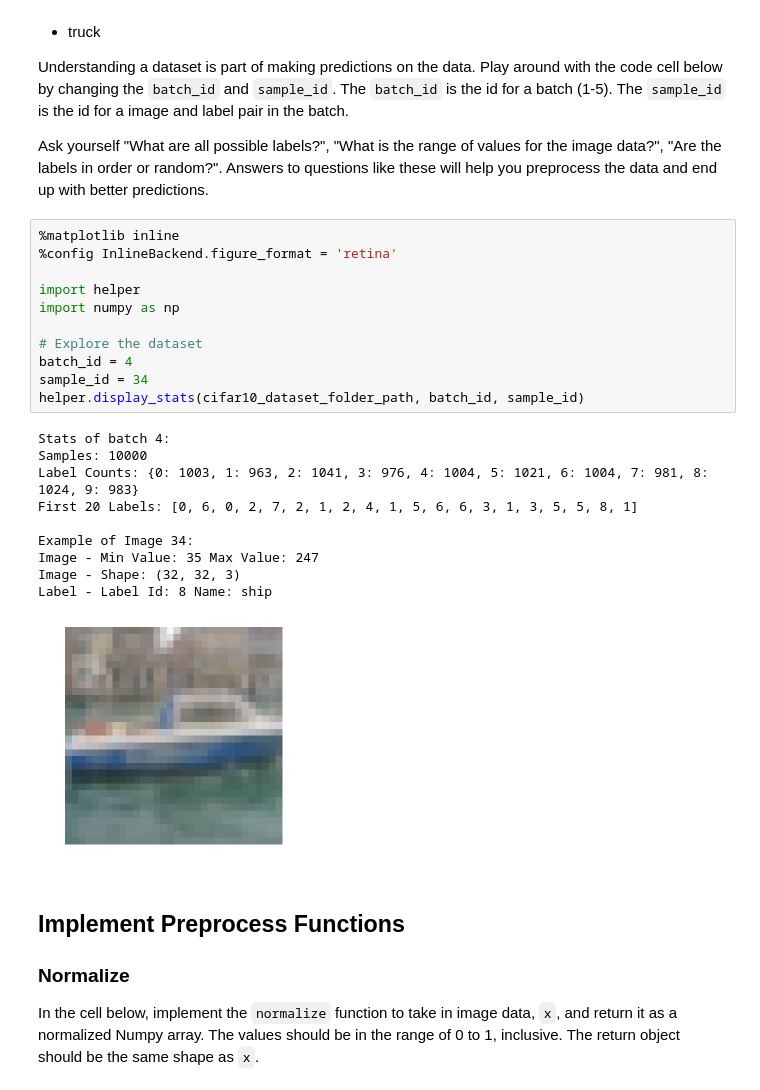
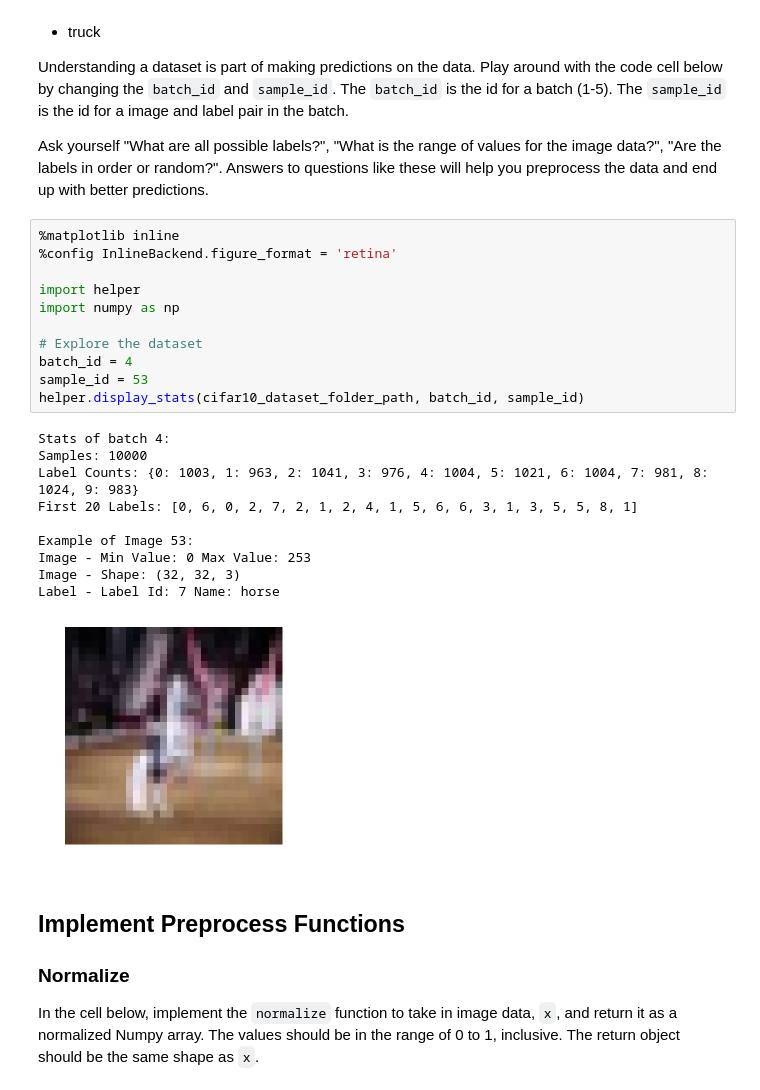
Before and after one commit to odicenta/ud_image_classf, a Jupyter notebook: dlnd_image_classification.ipynb, the cells around one changed output. Cells and saved outputs as stored; diff of their text form.

```diff
--- a/dlnd_image_classification.ipynb
+++ b/dlnd_image_classification.ipynb
@@ -66,25 +66,25 @@ Ask yourself "What are all possible labels?", "What is the range of values for t
 # %%
 %matplotlib inline
 %config InlineBackend.figure_format = 'retina'
 
 import helper
 import numpy as np
 
 # Explore the dataset
 batch_id = 4
-sample_id = 34
+sample_id = 53
 helper.display_stats(cifar10_dataset_folder_path, batch_id, sample_id)
 # %% [output]
 Stats of batch 4:
 Samples: 10000
 Label Counts: {0: 1003, 1: 963, 2: 1041, 3: 976, 4: 1004, 5: 1021, 6: 1004, 7: 981, 8: 1024, 9: 983}
 First 20 Labels: [0, 6, 0, 2, 7, 2, 1, 2, 4, 1, 5, 6, 6, 3, 1, 3, 5, 5, 8, 1]
 
-Example of Image 34:
-Image - Min Value: 35 Max Value: 247
+Example of Image 53:
+Image - Min Value: 0 Max Value: 253
 Image - Shape: (32, 32, 3)
-Label - Label Id: 8 Name: ship
+Label - Label Id: 7 Name: horse
-[figure, old version]
+[figure, new version]
 # %% [markdown]
 ## Implement Preprocess Functions
 ### Normalize
```
Also changed, not shown: parts of 9 cells of this notebook, 1 other file.
